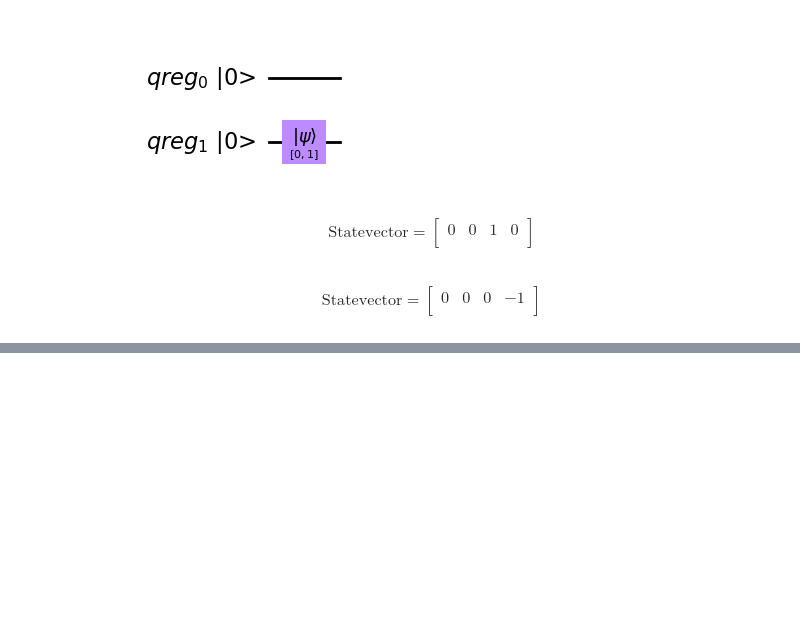
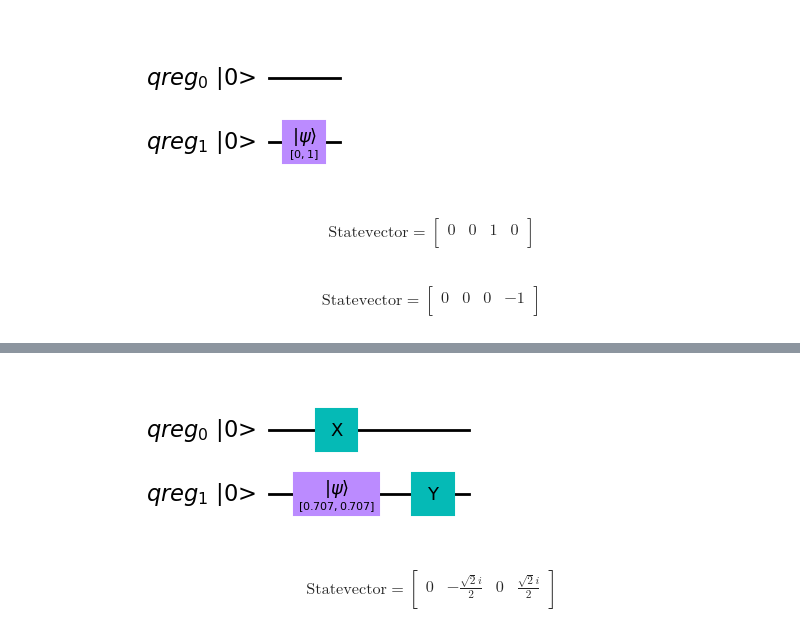
Before and after one commit to ivonnecastao/Cuantica, a Jupyter notebook: Circutos_Cuánticos_Mayo_15.ipynb, the cells around one changed output, grey strips where cells are left out. Drawn from its saved outputs; the diff is of its cells as text; code cells hidden in the pictures; blank space fills up the shorter version.

```diff
--- a/Circutos_Cuánticos_Mayo_15.ipynb
+++ b/Circutos_Cuánticos_Mayo_15.ipynb
@@ -249,0 +291,30 @@ $$
+# %%
+q = QuantumRegister(2, "qreg")
+qc = QuantumCircuit(q)
+plus_state = [1/sqrt(2),1/sqrt(2)]
+qc.initialize(plus_state, 1)
+qc.y(1)
+qc.x(0)
+qc.draw("mpl", initial_state=True)
+# %% [output]
+[figure, added]
+# %%
+q = QuantumRegister(2, "qreg")
+qc = QuantumCircuit(q)
+one_state = [1/sqrt(2),1/sqrt(2)]
+qc.initialize(one_state, 1)
+qc.y(1)
+qc.x(0)
+qc.save_statevector()
+
+sim = Aer.get_backend('aer_simulator')
+result = sim.run(qc).result()
+states_vector = result.get_statevector()
+array_to_latex(states_vector, prefix="\\text{Statevector} = ")
+# %% [output]
+$$
+\text{Statevector} =
+\begin{bmatrix}
+0 & - \frac{\sqrt{2} i}{2} & 0 & \frac{\sqrt{2} i}{2}  \\
+ \end{bmatrix}
+$$
```
Also changed, not shown: parts of 5 cells of this notebook.
